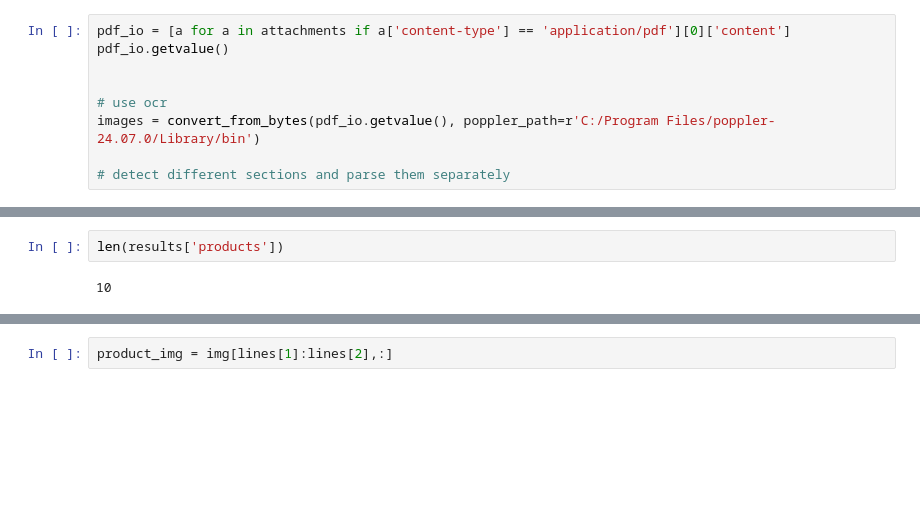
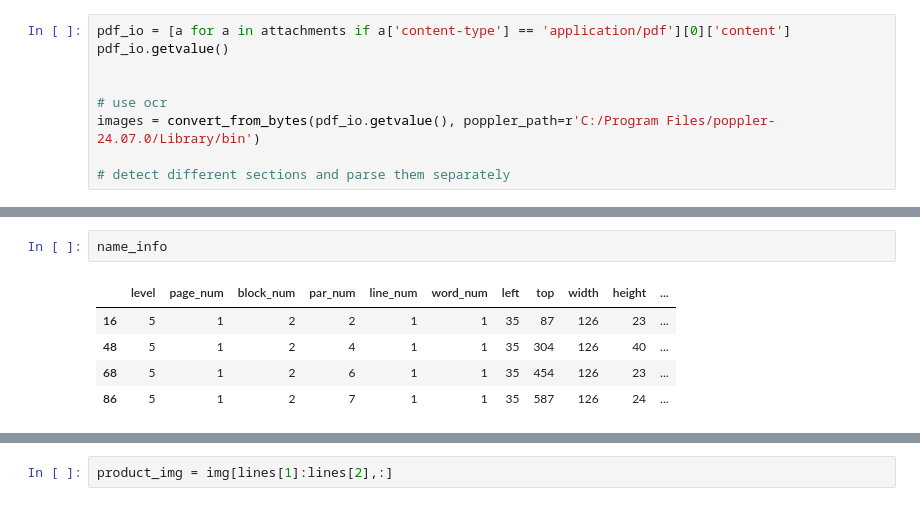
Before and after one commit to iljapavlov/ReceiptAutomation, a Jupyter notebook: test.ipynb, the cells around one changed output, grey strips where cells are left out. Cells and saved outputs as stored; diff of their text form; blank space fills up the shorter version.

```diff
--- a/test.ipynb
+++ b/test.ipynb
@@ -365,4 +380,8 @@ plt.imshow(roi[:,int(roi.shape[1]*0.75):roi.shape[1]])
-# %%
-len(results['products'])
-# %% [output]
-10
+# %%
+name_info
+# %% [output]
+|  | level | page_num | block_num | par_num | line_num | word_num | left | top | width | height | ... |
+| 16 | 5 | 1 | 2 | 2 | 1 | 1 | 35 | 87 | 126 | 23 | ... |
+| 48 | 5 | 1 | 2 | 4 | 1 | 1 | 35 | 304 | 126 | 40 | ... |
+| 68 | 5 | 1 | 2 | 6 | 1 | 1 | 35 | 454 | 126 | 23 | ... |
+| 86 | 5 | 1 | 2 | 7 | 1 | 1 | 35 | 587 | 126 | 24 | ... |
```
Also changed, not shown: parts of 4 cells of this notebook, 1 other file.
